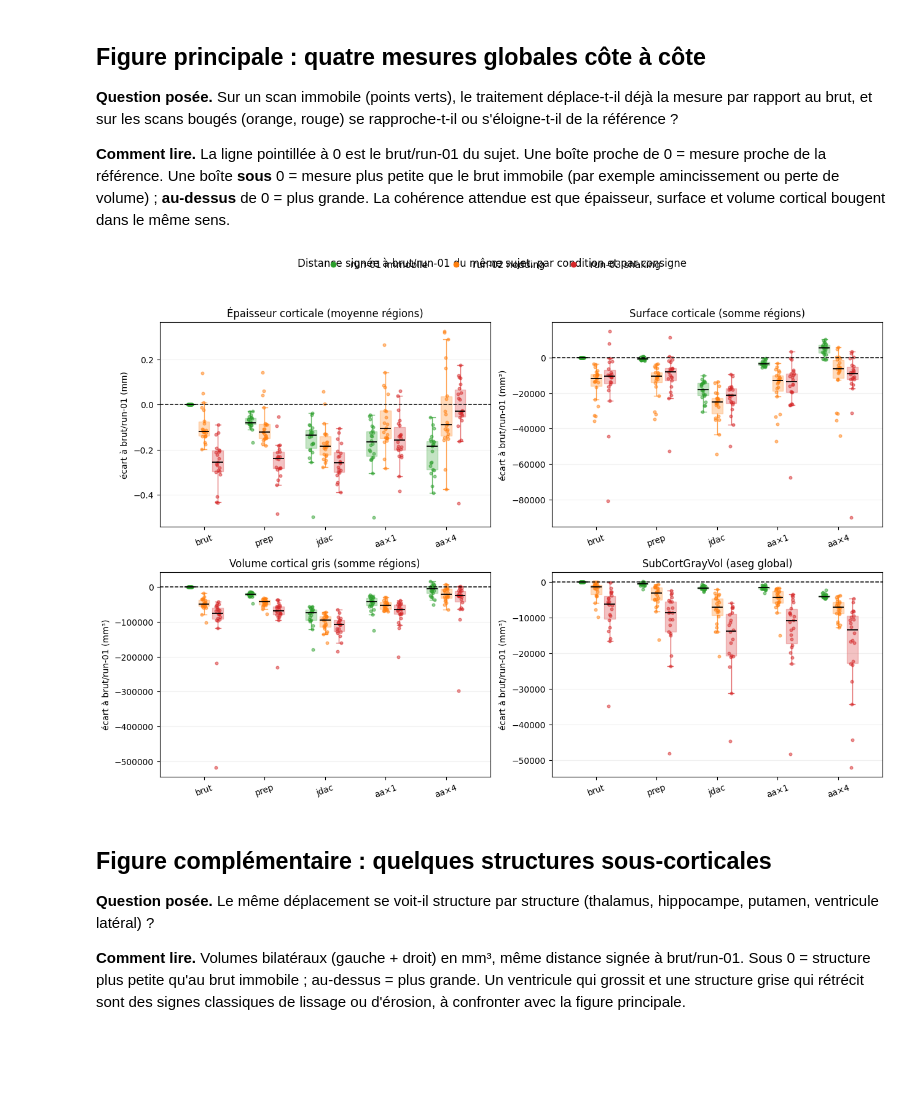
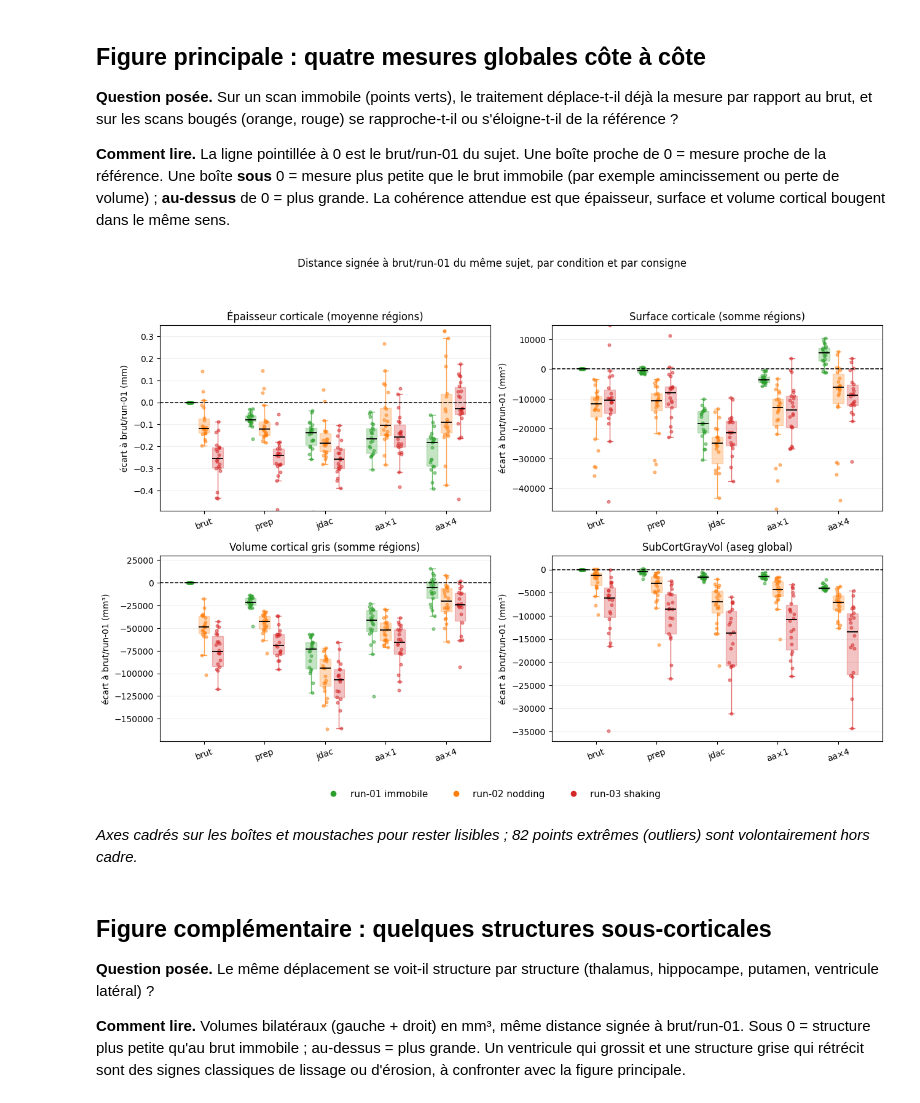
Before and after one commit to math-wil/jdac-motion-correction, a Jupyter notebook: pipelines/ds004332/phase5_fidelity/explore_morphometrie.ipynb, the cells around one changed output. Saved outputs shown, nothing was run; the diff lists cells and outputs as text; code cells hidden in the pictures; blank space fills up the shorter version.

Commit message:
Morphometrie : legende en bas (plus de chevauchement titre) + cadrage robuste des boxplots sur boites/moustaches (outliers hors cadre signales)

```diff
--- a/pipelines/ds004332/phase5_fidelity/explore_morphometrie.ipynb
+++ b/pipelines/ds004332/phase5_fidelity/explore_morphometrie.ipynb
@@ -99,11 +99,13 @@ def distance_a_reference(per):
     return per
 
 def box_distance(ax, per, titre, unite):
+    groups = []
     for i, c in enumerate(CONDITIONS):
         for cons in ["still","nodding","shaking"]:
             vals = per[(per["condition"] == c) & (per["consigne"] == cons)]["dist"].dropna()
             if vals.empty:
                 continue
+            groups.append(vals)
             pos = i + OFFSETS[cons]
             bp = ax.boxplot(vals, positions=[pos], widths=0.18, patch_artist=True,
                             showfliers=False, medianprops={"color":"black","lw":1.3})
@@ -118,12 +120,29 @@ def box_distance(ax, per, titre, unite):
     ax.set_title(titre, fontsize=12)
     ax.set_ylabel(f"écart à brut/run-01 ({unite})")
     ax.grid(axis="y", alpha=0.18)
+    # Cadrage robuste : borner l'axe sur les boîtes et leurs moustaches (Tukey,
+    # 1.5x IQR), 0 inclus, pour ne pas etre dezoome par quelques valeurs extremes.
+    # Les points hors fenetre sont comptes et signales sous la figure.
+    lows, highs, n_hors = [], [], 0
+    for v in groups:
+        q1, q3 = v.quantile(0.25), v.quantile(0.75)
+        iqr = q3 - q1
+        lo_f, hi_f = q1 - 1.5*iqr, q3 + 1.5*iqr
+        inl = v[(v >= lo_f) & (v <= hi_f)]
+        if len(inl):
+            lows.append(inl.min()); highs.append(inl.max())
+        n_hors += int(((v < lo_f) | (v > hi_f)).sum())
+    if lows:
+        lo, hi = min(lows + [0.0]), max(highs + [0.0])
+        span = (hi - lo) or 1.0
+        ax.set_ylim(lo - 0.08*span, hi + 0.08*span)
+    return n_hors
 
 def legende_consignes(fig):
     handles = [plt.Line2D([], [], marker="o", ls="", color=COLORS[c],
                label={"still":"run-01 immobile","nodding":"run-02 nodding","shaking":"run-03 shaking"}[c])
                for c in ["still","nodding","shaking"]]
-    fig.legend(handles=handles, loc="upper center", ncol=3, frameon=False, fontsize=11)
+    fig.legend(handles=handles, loc="lower center", ncol=3, frameon=False, fontsize=11)
 # %% [markdown]
 ## Figure principale : quatre mesures globales côte à côte
 
@@ -133,29 +152,34 @@ def legende_consignes(fig):
 # %%
 MESURES = [
     ("Épaisseur corticale (moyenne régions)", "mm",
      par_acquisition(d, "cortical_region", "thickness", "mean", positive_only=True)),
     ("Surface corticale (somme régions)", "mm²",
      par_acquisition(d, "cortical_region", "surface_area", "sum")),
     ("Volume cortical gris (somme régions)", "mm³",
      par_acquisition(d, "cortical_region", "cortical_gray_volume", "sum")),
     ("SubCortGrayVol (aseg global)", "mm³",
      par_acquisition(d, "aseg_global", "volume", "sum", region="SubCortGrayVol")),
 ]
 manquantes = [titre for titre, _, per in MESURES if per.empty]
 if manquantes:
     display(Markdown("**Mesures absentes de la source (panneau vide) :** " + ", ".join(manquantes)
                      + ". Vérifier que `lh/rh.aparc.stats` ont bien été extraits pour les cinq conditions."))
 
 fig, axes = plt.subplots(2, 2, figsize=(13, 9))
+n_hors = 0
 for ax, (titre, unite, per) in zip(axes.flat, MESURES):
     if per.empty:
         ax.set_title(titre + " (données absentes)", fontsize=12); ax.set_axis_off(); continue
-    box_distance(ax, distance_a_reference(per), titre, unite)
+    n_hors += box_distance(ax, distance_a_reference(per), titre, unite)
+fig.suptitle("Distance signée à brut/run-01 du même sujet, par condition et par consigne", y=0.99)
+fig.tight_layout(rect=[0, 0.06, 1, 0.95])
 legende_consignes(fig)
-fig.suptitle("Distance signée à brut/run-01 du même sujet, par condition et par consigne", y=0.995)
-fig.tight_layout(rect=[0, 0, 1, 0.96]); plt.show()
+plt.show()
+if n_hors:
+    display(Markdown(f"*Axes cadrés sur les boîtes et moustaches pour rester lisibles ; {n_hors} points extrêmes (outliers) sont volontairement hors cadre.*"))
 # %% [output]
-[figure, old version]
+[figure, new version]
+*Axes cadrés sur les boîtes et moustaches pour rester lisibles ; 82 points extrêmes (outliers) sont volontairement hors cadre.*
 # %% [markdown]
 ## Figure complémentaire : quelques structures sous-corticales
 
```
Also changed, not shown: parts of 1 cell of this notebook, 2 other files.
